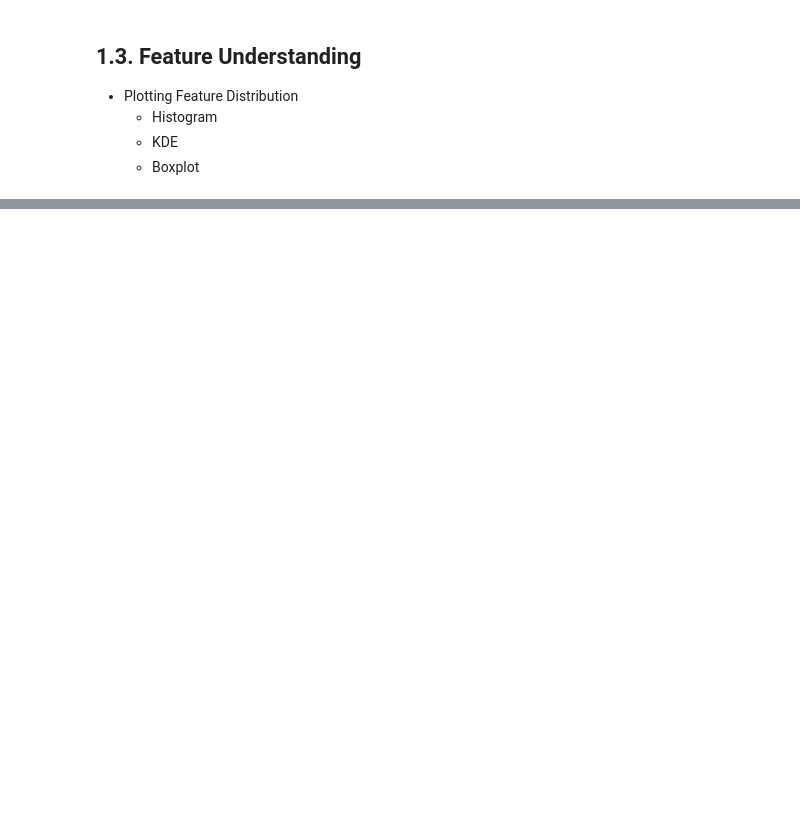
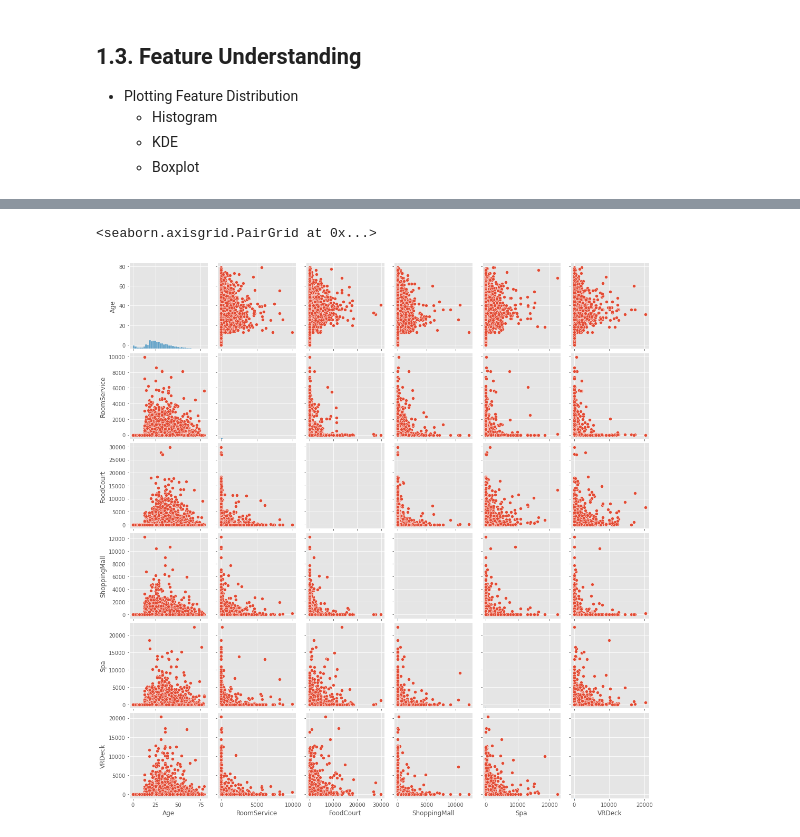
Before and after one commit to manoloacademia/spaceship_titanic, a Jupyter notebook: spaceship_titanic.ipynb, the cells around one changed output, grey strips where cells are left out. Drawn from its saved outputs; the diff is of its cells as text; code cells hidden in the pictures; blank space fills up the shorter version.

```diff
--- a/spaceship_titanic.ipynb
+++ b/spaceship_titanic.ipynb
@@ -141 +170,3 @@ Mars      1759
 Name: HomePlanet, dtype: int64
+# %%
+numeric = train.describe().columns
@@ -141,0 +198,5 @@ Name: HomePlanet, dtype: int64
+# %%
+sns.pairplot(data=train[numeric])
+# %% [output]
+<seaborn.axisgrid.PairGrid at 0x...>
+[figure, added]
```
Also changed, not shown: parts of 10 cells of this notebook.
